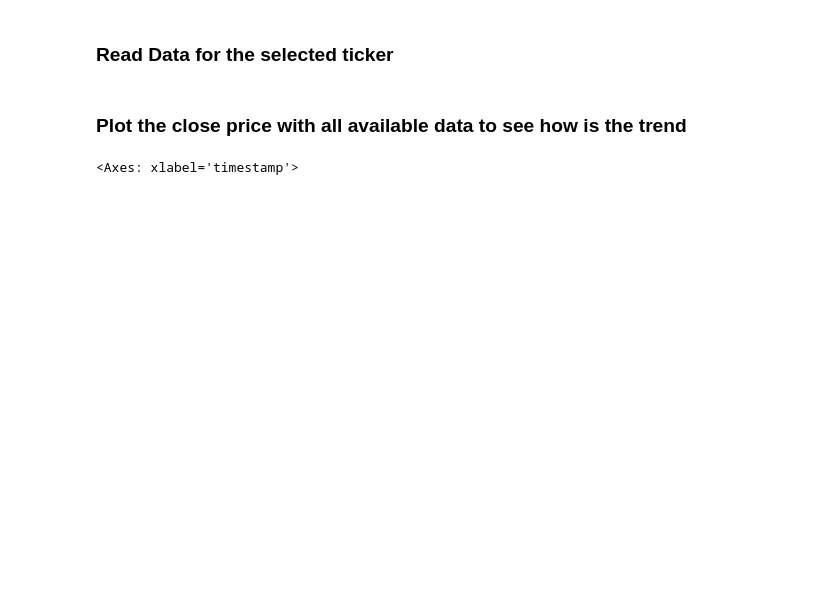
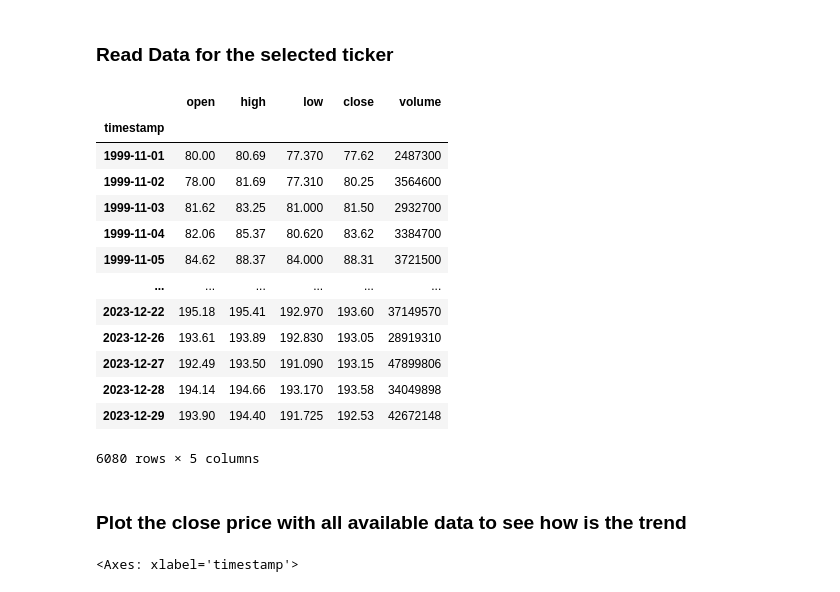
Before and after one commit to itsakcode/stock_analysis, a Jupyter notebook: src/stock_market.ipynb, the cells around one changed output. Saved outputs shown, nothing was run; the diff lists cells and outputs as text; code cells hidden in the pictures; blank space fills up the shorter version.

```diff
--- a/src/stock_market.ipynb
+++ b/src/stock_market.ipynb
@@ -24,12 +32,31 @@ IBM
 # %%
 data_ready = prepare_ticker_data(selected_ticker)
 
 if(data_ready):
     stock_data_df = pd.read_csv(f"../Datasets/daily_{selected_ticker}.csv")
     stock_data_df
 
     stock_data_df.set_index('timestamp', drop=True, inplace=True)
     stock_data_df.sort_index(inplace=True)
+
+stock_data_df.index = pd.to_datetime(stock_data_df.index)
+stock_data_df.drop('Unnamed: 0', axis=1, inplace=True)
+stock_data_df
+# %% [output]
+|  | open | high | low | close | volume |
+| timestamp |  |  |  |  |  |
+| 1999-11-01 | 80.00 | 80.69 | 77.370 | 77.62 | 2487300 |
+| 1999-11-02 | 78.00 | 81.69 | 77.310 | 80.25 | 3564600 |
+| 1999-11-03 | 81.62 | 83.25 | 81.000 | 81.50 | 2932700 |
+| 1999-11-04 | 82.06 | 85.37 | 80.620 | 83.62 | 3384700 |
+| 1999-11-05 | 84.62 | 88.37 | 84.000 | 88.31 | 3721500 |
+| ... | ... | ... | ... | ... | ... |
+| 2023-12-22 | 195.18 | 195.41 | 192.970 | 193.60 | 37149570 |
+| 2023-12-26 | 193.61 | 193.89 | 192.830 | 193.05 | 28919310 |
+| 2023-12-27 | 192.49 | 193.50 | 191.090 | 193.15 | 47899806 |
+| 2023-12-28 | 194.14 | 194.66 | 193.170 | 193.58 | 34049898 |
+| 2023-12-29 | 193.90 | 194.40 | 191.725 | 192.53 | 42672148 |
+6080 rows × 5 columns
 # %% [markdown]
 ### Plot the close price with all available data to see how is the trend
 # %%
```
Also changed, not shown: parts of 6 cells of this notebook, 10 other files.
